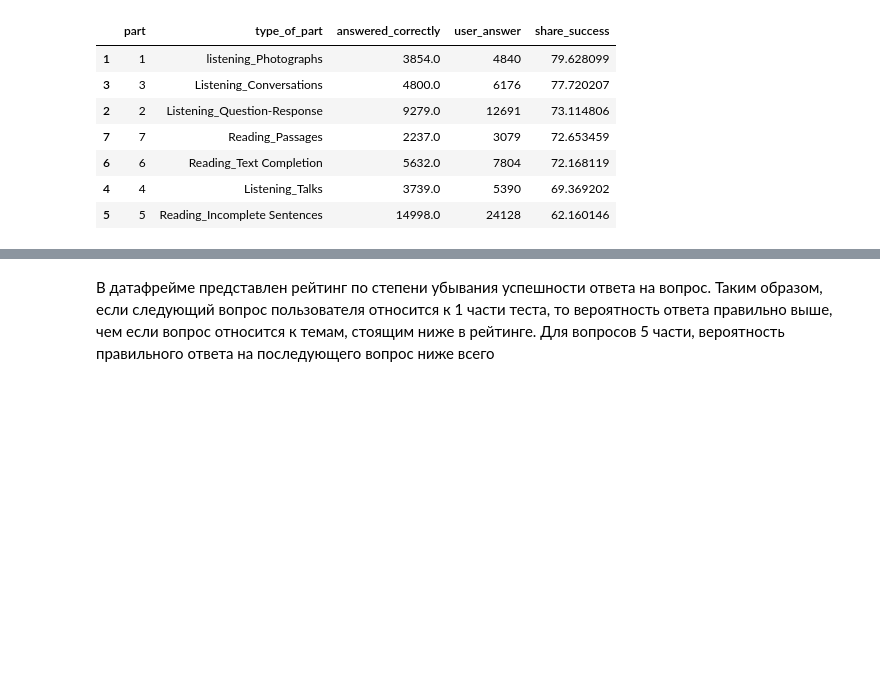
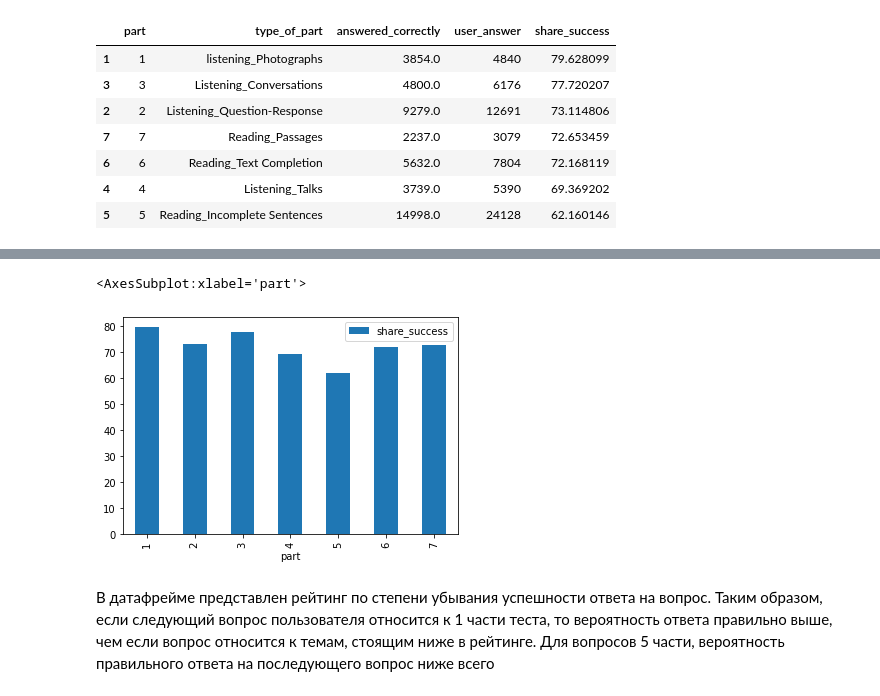
Before and after one commit to AvladeevaV/MFTIHW1, a Jupyter notebook: HW Avladeeva Pandas.ipynb, the cells around one changed output, grey strips where cells are left out. Saved outputs shown, nothing was run; the diff lists cells and outputs as text; code cells hidden in the pictures; blank space fills up the shorter version.

```diff
--- a/HW Avladeeva Pandas.ipynb
+++ b/HW Avladeeva Pandas.ipynb
@@ -327,3 +322,8 @@ fig.show()
+# %%
+part_info.plot.bar(x='part', y='share_sucсess')
+# %% [output]
+<AxesSubplot:xlabel='part'>
+[figure, added]
 # %% [markdown]
 В датафрейме представлен рейтинг по степени убывания успешности ответа на вопрос.
 Таким образом, если следующий вопрос пользователя относится к 1 части теста, то вероятность ответа правильно выше,
```
Also changed, not shown: parts of 2 cells of this notebook.
